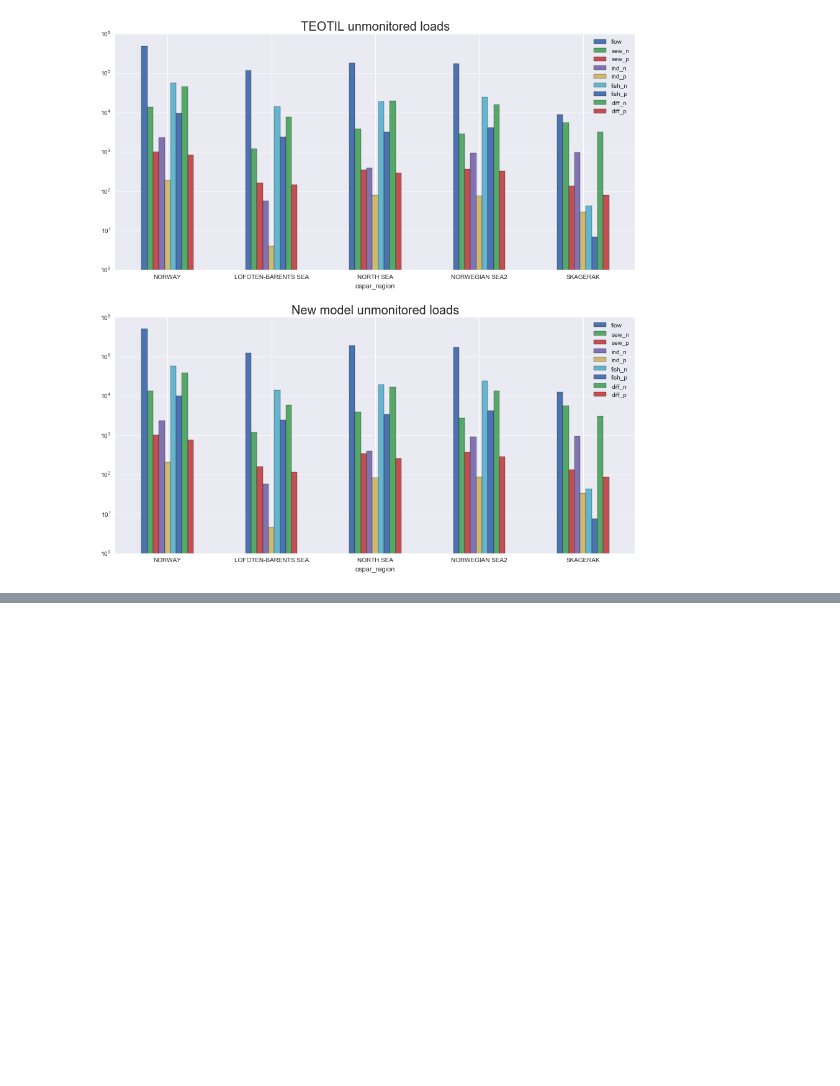
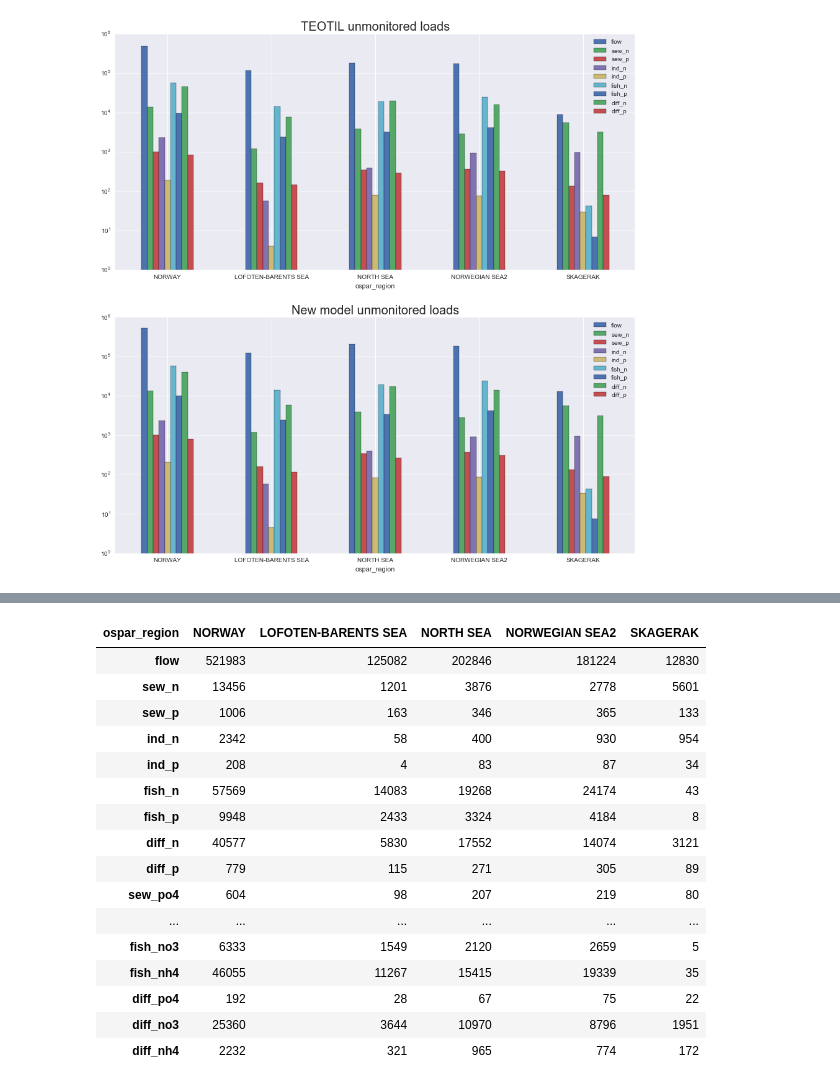
Before and after one commit to JamesSample/rid, a Jupyter notebook: notebooks/loads_unmonitored_regions.ipynb, the cells around one changed output, grey strips where cells are left out. Cells and saved outputs as stored; diff of their text form; code cells hidden in the pictures; blank space fills up the shorter version.

```diff
--- a/notebooks/loads_unmonitored_regions.ipynb
+++ b/notebooks/loads_unmonitored_regions.ipynb
@@ -126,10 +226,4 @@ For comparison with the previous methodology, I have extracted the loads from Ta
 # %%
-# Read data
-in_xlsx = (r'C:\Data\James_Work\Staff\Oeyvind_K\Elveovervakingsprogrammet'
-           r'\NOPE\unmonitored_loads_2015_nope_vs_report.xlsx')
-old_df = pd.read_excel(in_xlsx, sheetname='2015_report', index_col=0)
-new_df = pd.read_excel(in_xlsx, sheetname='nope_output', index_col=0)
-
 # Plot
 fig, axes = plt.subplots(nrows=2, ncols=1, figsize=(15,15))
 old_df.plot.bar(ax=axes[0], rot=0, logy=True)
@@ -144,0 +250,40 @@ plt.show()
+# %%
+# Dict of conversion factors
+con_dict = {('sew', 'po4'):('p', 0.6),
+            ('ind', 'po4'):('p', 0.6),
+            ('fish', 'po4'):('p', 0.69),
+            ('diff', 'po4'):('p', 0.246),
+            ('sew', 'no3'):('n', 0.05),
+            ('ind', 'no3'):('n', 0.05),
+            ('fish', 'no3'):('n', 0.11),
+            ('diff', 'no3'):('n', 0.625),
+            ('sew', 'nh4'):('n', 0.75),
+            ('ind', 'nh4'):('n', 0.75),
+            ('fish', 'nh4'):('n', 0.8),
+            ('diff', 'nh4'):('n', 0.055)}
+
+# Apply factors
+for src in ['sew', 'ind', 'fish', 'diff']:
+    for spc in ['po4', 'no3', 'nh4']:
+        el, fac = con_dict[(src, spc)]
+        new_df[src+'_'+spc] = fac * new_df[src+'_'+el]
+
+new_df.round().astype(int).T
+# %% [output]
+| ospar_region | NORWAY | LOFOTEN-BARENTS SEA | NORTH SEA | NORWEGIAN SEA2 | SKAGERAK |
+| flow | 521983 | 125082 | 202846 | 181224 | 12830 |
+| sew_n | 13456 | 1201 | 3876 | 2778 | 5601 |
+| sew_p | 1006 | 163 | 346 | 365 | 133 |
+| ind_n | 2342 | 58 | 400 | 930 | 954 |
+| ind_p | 208 | 4 | 83 | 87 | 34 |
+| fish_n | 57569 | 14083 | 19268 | 24174 | 43 |
+| fish_p | 9948 | 2433 | 3324 | 4184 | 8 |
+| diff_n | 40577 | 5830 | 17552 | 14074 | 3121 |
+| diff_p | 779 | 115 | 271 | 305 | 89 |
+| sew_po4 | 604 | 98 | 207 | 219 | 80 |
+| ... | ... | ... | ... | ... | ... |
+| fish_no3 | 6333 | 1549 | 2120 | 2659 | 5 |
+| fish_nh4 | 46055 | 11267 | 15415 | 19339 | 35 |
+| diff_po4 | 192 | 28 | 67 | 75 | 22 |
+| diff_no3 | 25360 | 3644 | 10970 | 8796 | 1951 |
+| diff_nh4 | 2232 | 321 | 965 | 774 | 172 |
```
Also changed, not shown: parts of 25 cells of this notebook.
